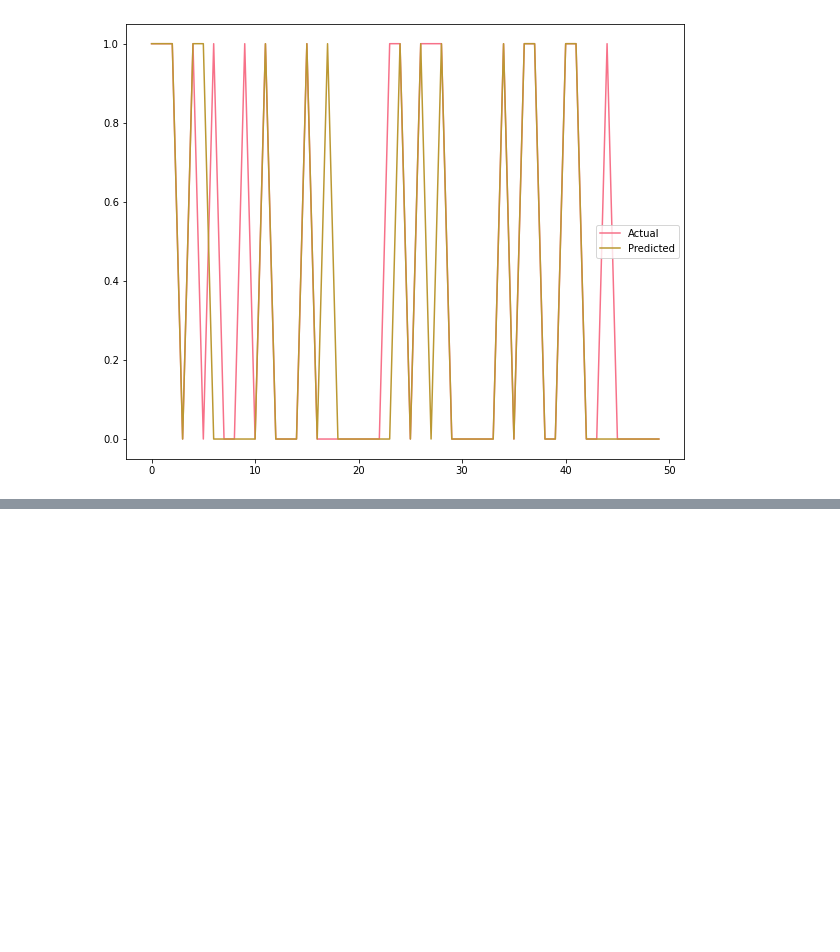
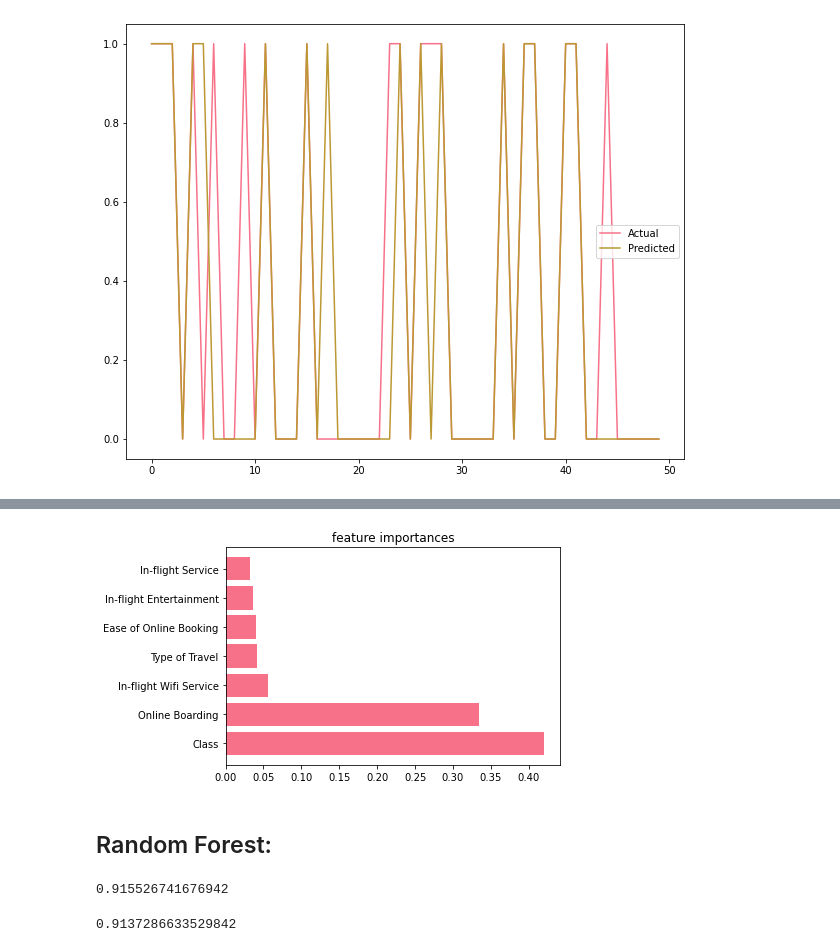
Before and after one commit to miraehab/Airline-Passenger-Satisfaction, a Jupyter notebook: notebook.ipynb, the cells around one changed output, grey strips where cells are left out. Drawn from its saved outputs; the diff is of its cells as text; code cells hidden in the pictures; blank space fills up the shorter version.

```diff
--- a/notebook.ipynb
+++ b/notebook.ipynb
@@ -392,0 +432,33 @@ plt.legend(["Actual", "Predicted"])
+# %%
+from matplotlib import pyplot as plt
+
+def f_importances(coef, names, top=-1):
+    imp = coef
+    imp, names = zip(*sorted(list(zip(imp, names))))
+
+    if top == -1:
+        top = len(names)
+
+    plt.barh(range(top), imp[::-1][0:top], align='center')
+    plt.yticks(range(top), names[::-1][0:top])
+    plt.title('feature importances')
+    plt.show()
+
+features_names = data.drop(["Satisfaction"], axis=1).columns
+
+f_importances(abs(dt.feature_importances_), features_names, top=7)
+# %% [output]
+[figure, added]
+# %% [markdown]
+<h2>Random Forest:</h2>
+# %%
+from sklearn.ensemble import RandomForestClassifier
+rf = RandomForestClassifier(max_features = 5, max_depth = 4)
+rf.fit(X_Train , Y_Train)
+rf.score(X_Train , Y_Train)
+# %% [output]
+0.915526741676942
+# %%
+rf.score(X_Test , Y_Test)
+# %% [output]
+0.9137286633529842
```
Also changed, not shown: parts of 11 cells of this notebook, 1 other file.
